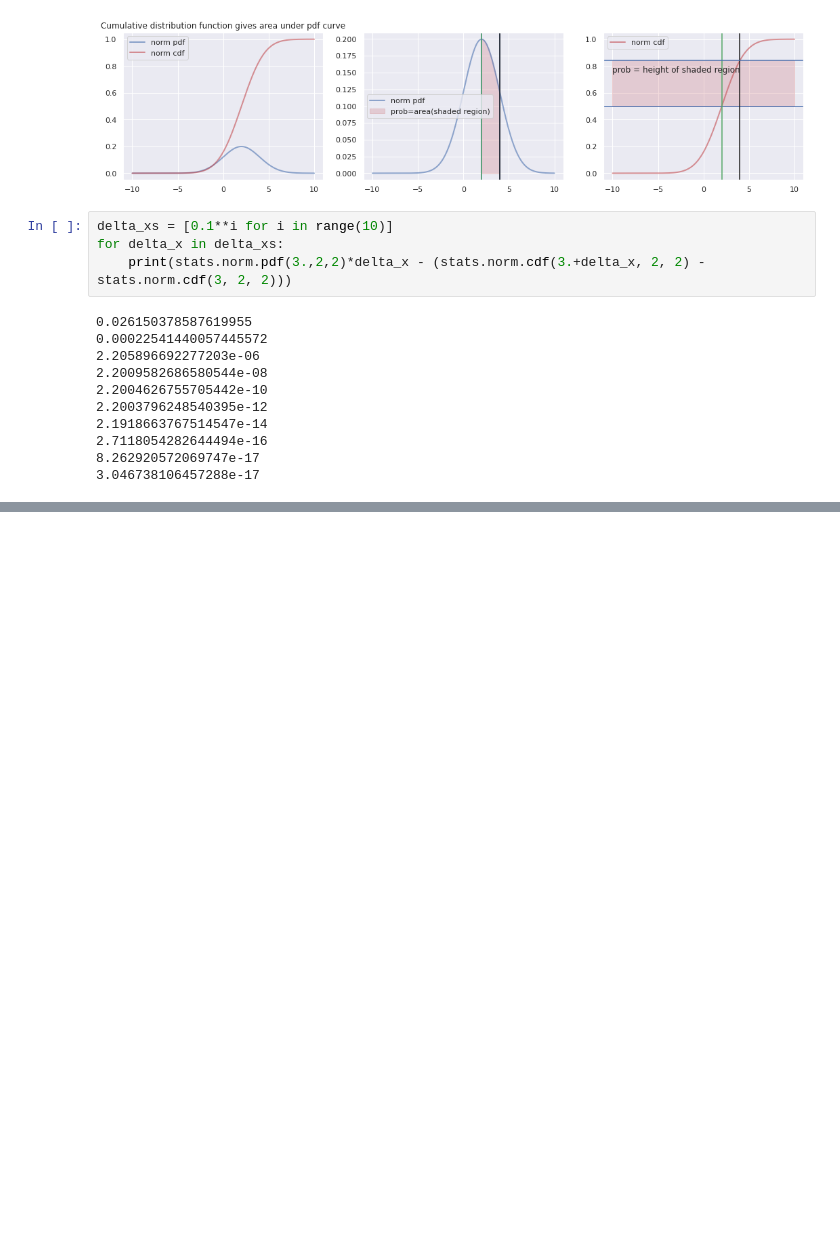
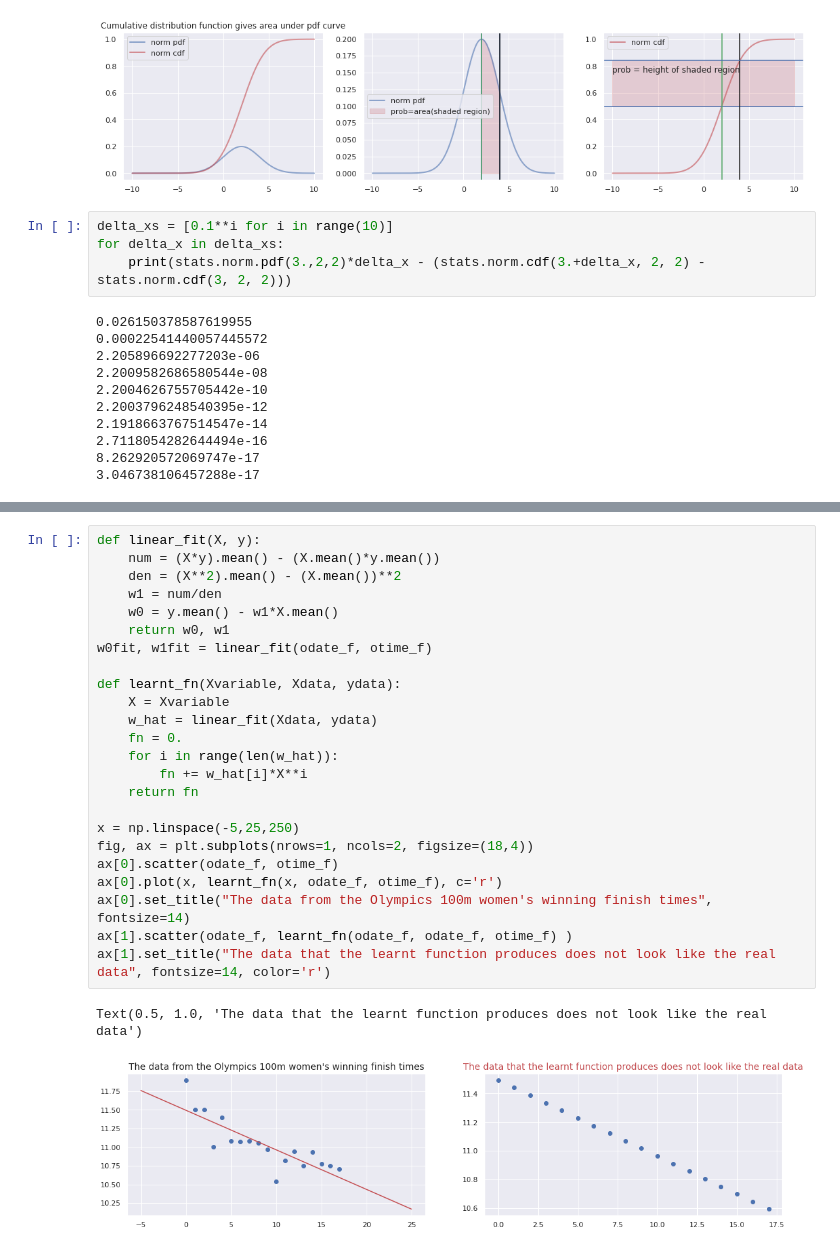
Before and after one commit to benlellouch/FoundationOfML-Labs, a Jupyter notebook: maxlikelihood_bayes.ipynb, the cells around one changed output, grey strips where cells are left out. Saved outputs shown, nothing was run; the diff lists cells and outputs as text; blank space fills up the shorter version.

```diff
--- a/maxlikelihood_bayes.ipynb
+++ b/maxlikelihood_bayes.ipynb
@@ -98,0 +154,27 @@ for delta_x in delta_xs:
+# %%
+def linear_fit(X, y):
+    num = (X*y).mean() - (X.mean()*y.mean())
+    den = (X**2).mean() - (X.mean())**2
+    w1 = num/den
+    w0 = y.mean() - w1*X.mean()
+    return w0, w1
+w0fit, w1fit = linear_fit(odate_f, otime_f)
+
+def learnt_fn(Xvariable, Xdata, ydata):
+    X = Xvariable
+    w_hat = linear_fit(Xdata, ydata)
+    fn = 0.
+    for i in range(len(w_hat)):
+        fn += w_hat[i]*X**i
+    return fn
+
+x = np.linspace(-5,25,250)
+fig, ax = plt.subplots(nrows=1, ncols=2, figsize=(18,4))
+ax[0].scatter(odate_f, otime_f)
+ax[0].plot(x, learnt_fn(x, odate_f, otime_f), c='r')
+ax[0].set_title("The data from the Olympics 100m women's winning finish times", fontsize=14)
+ax[1].scatter(odate_f, learnt_fn(odate_f, odate_f, otime_f) )
+ax[1].set_title("The data that the learnt function produces does not look like the real data", fontsize=14, color='r')
+# %% [output]
+Text(0.5, 1.0, 'The data that the learnt function produces does not look like the real data')
+[figure, added]
```
Also changed, not shown: parts of 12 cells of this notebook.
